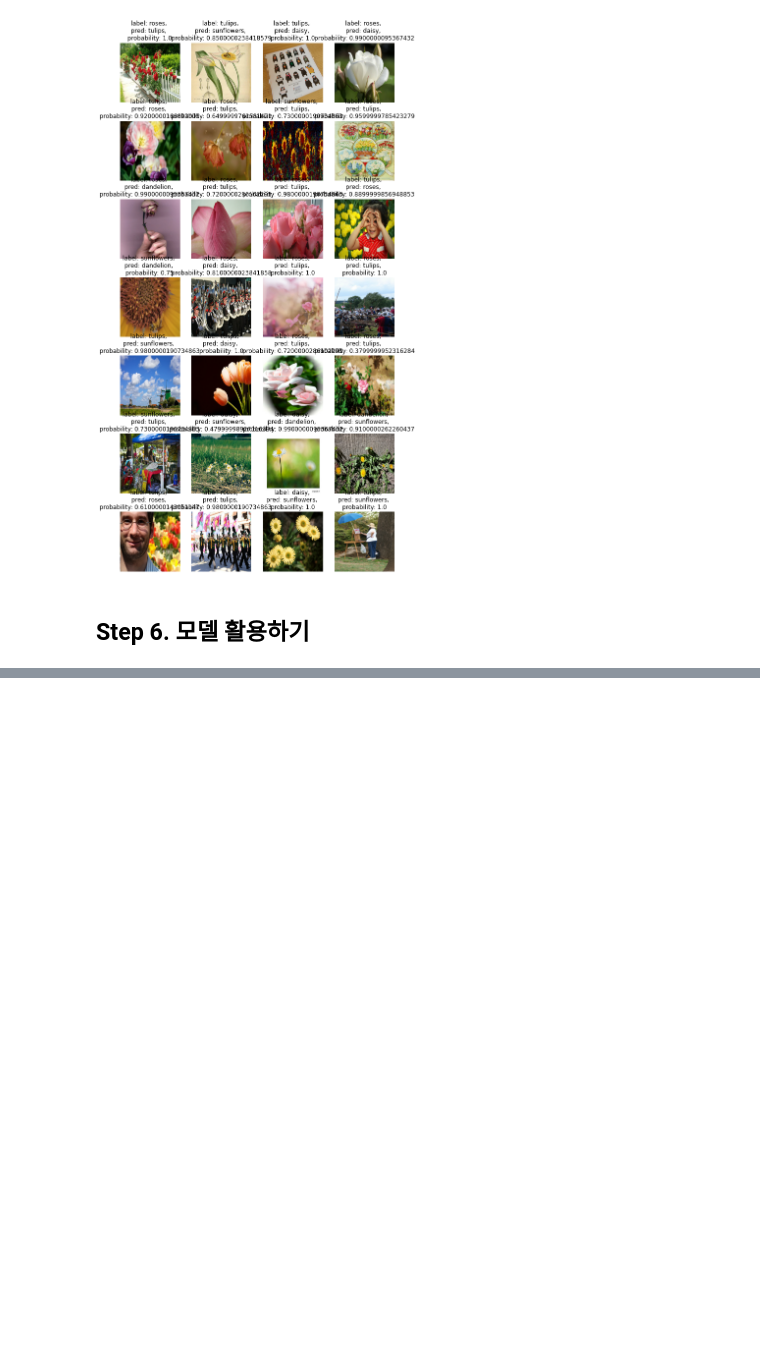
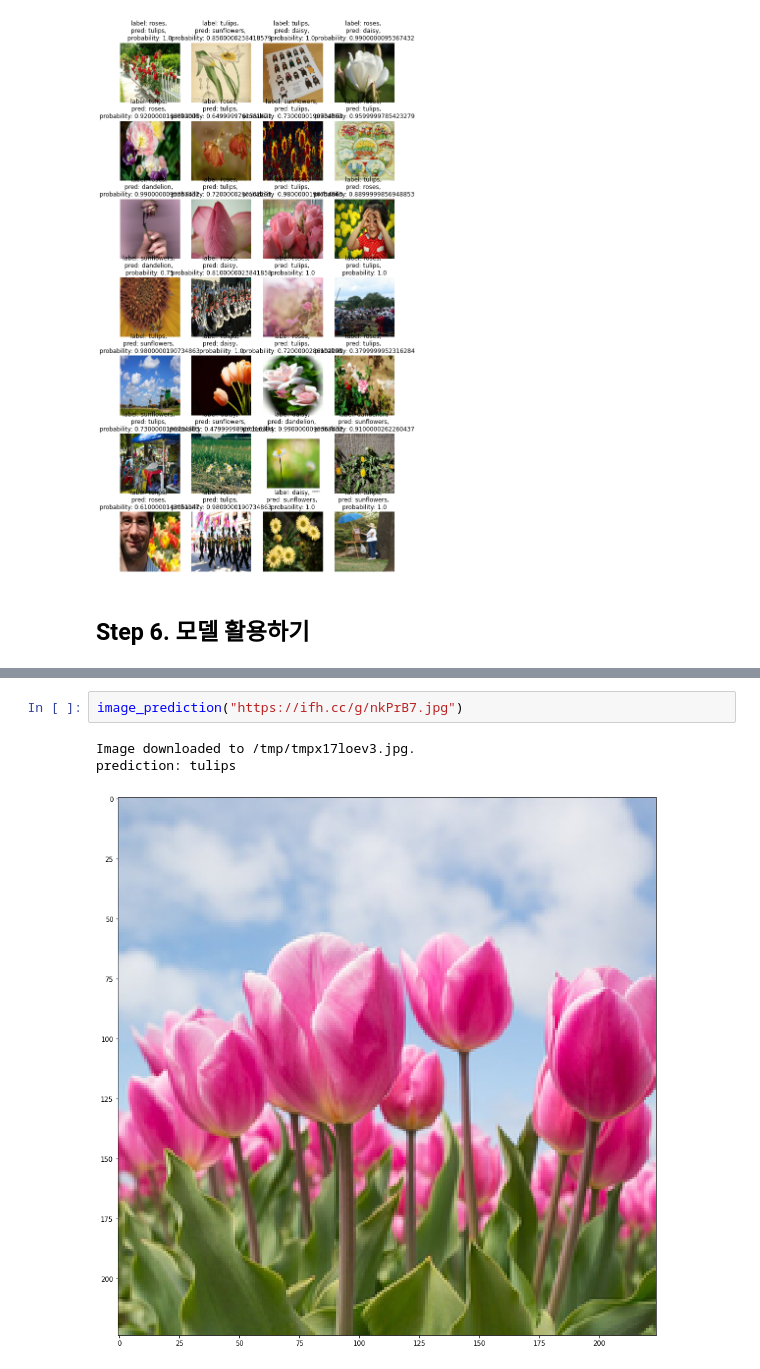
Before and after one commit to parkmicheal1114/aiffel_cr4, a Jupyter notebook: Exploration/flowers classification.ipynb, the cells around one changed output, grey strips where cells are left out. Drawn from its saved outputs; the diff is of its cells as text; blank space fills up the shorter version.

```diff
--- a/Exploration/flowers classification.ipynb
+++ b/Exploration/flowers classification.ipynb
@@ -279,0 +340,6 @@ downloaded_image_path = download_and_resize_image(basket_url, 1280, 856, True)
+# %%
+image_prediction("https://ifh.cc/g/nkPrB7.jpg")
+# %% [output]
+Image downloaded to /tmp/tmpx17loev3.jpg.
+prediction: tulips
+[figure, added]
```
Also changed, not shown: parts of 8 cells of this notebook.
